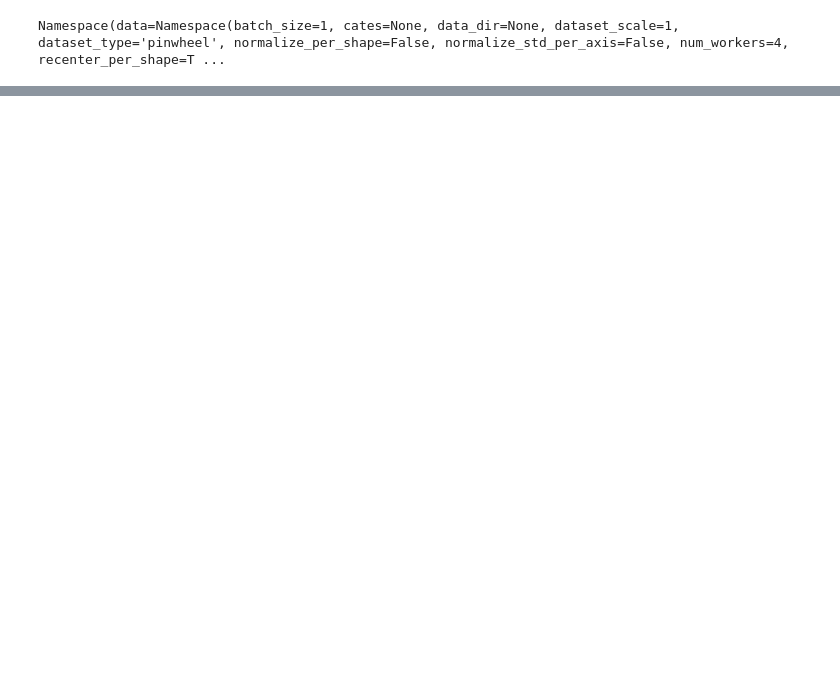
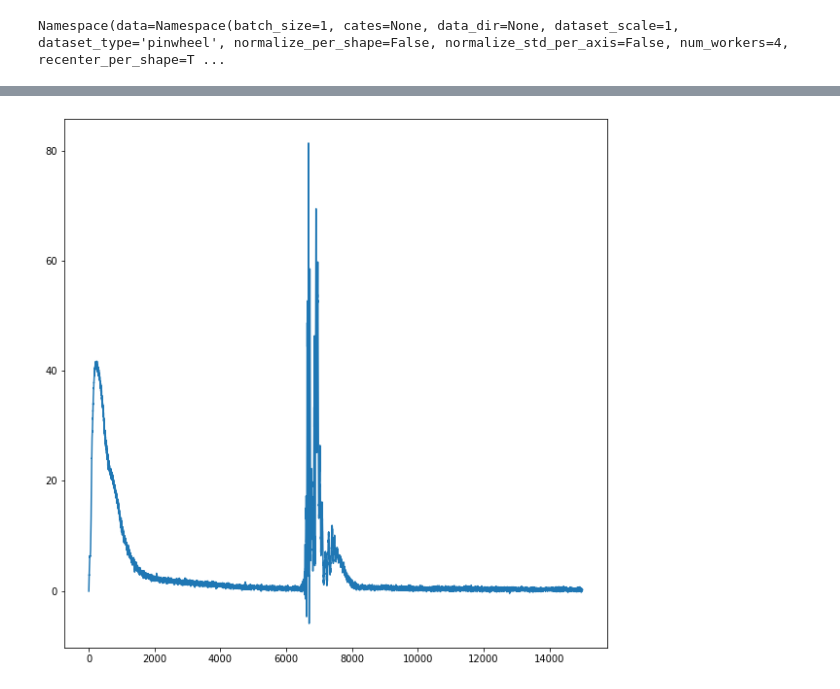
Before and after one commit to shekshaa/probML-Project, a Jupyter notebook: train_toy_2d.ipynb, the cells around one changed output, grey strips where cells are left out. Saved outputs shown, nothing was run; the diff lists cells and outputs as text; code cells hidden in the pictures; blank space fills up the shorter version.

```diff
--- a/train_toy_2d.ipynb
+++ b/train_toy_2d.ipynb
@@ -149,3 +164,8 @@ Epoch 2999 (score), Loss=11.10602 t1=-2.57389 t2=13.67992
+# %%
+fig = plt.figure(figsize=(10, 10))
+plt.plot(losses);
+# %% [output]
+[figure, added]
 # %%
 import numpy as np
 
```
Also changed, not shown: parts of 7 cells of this notebook, 2 other files.
